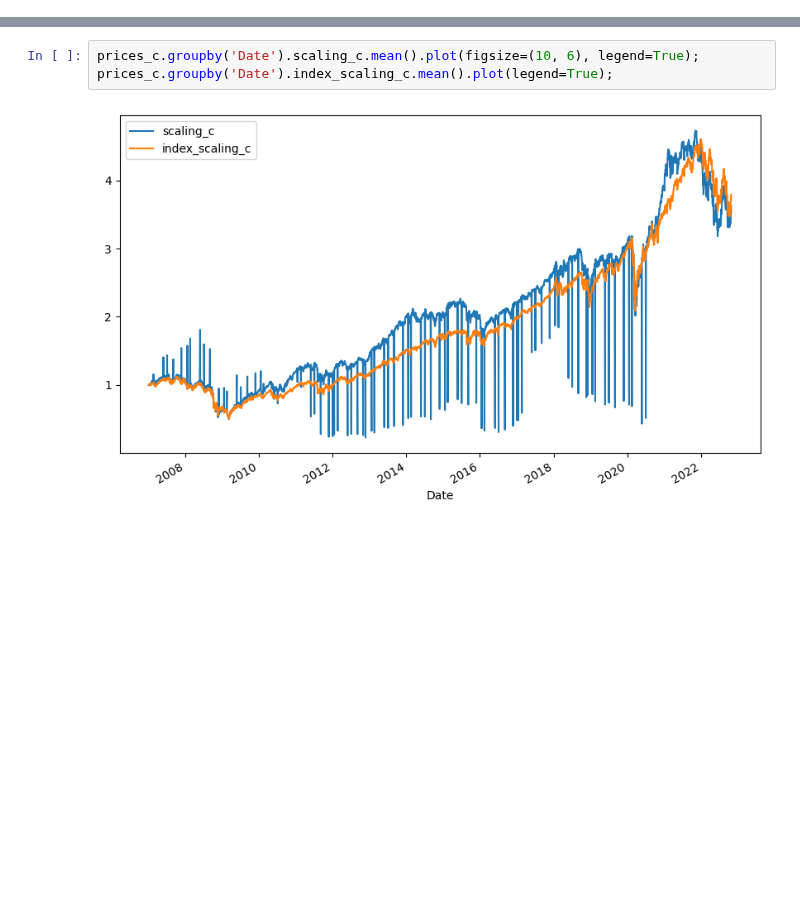
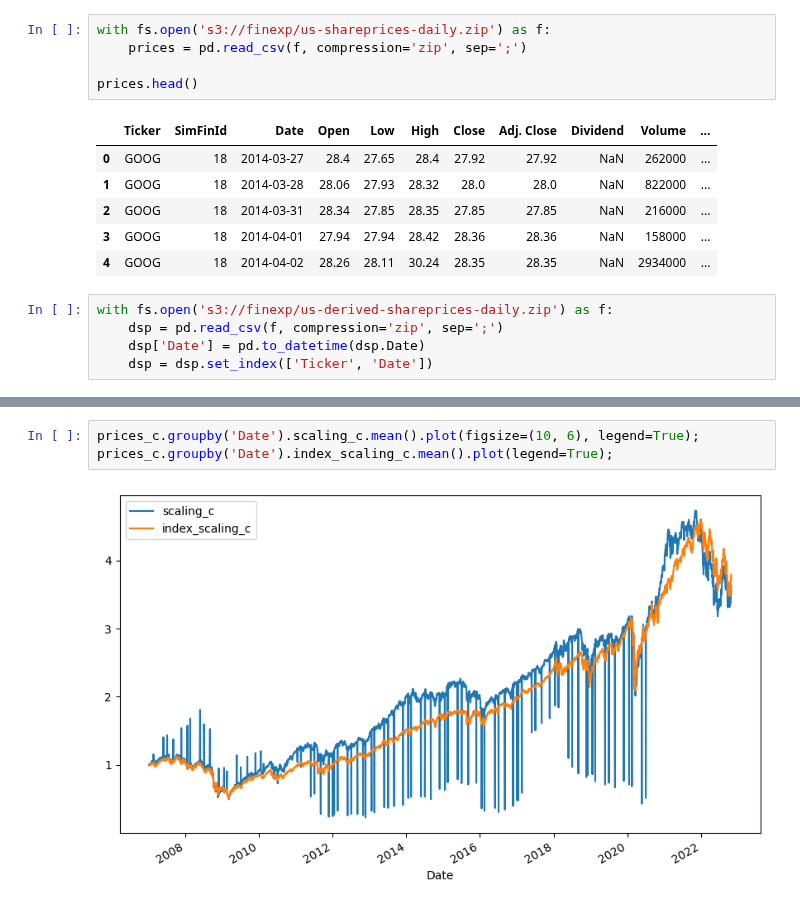
Before and after one commit to dllllb/finexp, a Jupyter notebook: basepred.ipynb, the cells around one changed output, grey strips where cells are left out. Saved outputs shown, nothing was run; the diff lists cells and outputs as text; blank space fills up the shorter version.

```diff
--- a/basepred.ipynb
+++ b/basepred.ipynb
@@ -13,3 +20,20 @@ fs = fsspec.filesystem(
     },
     cache_storage=str(Path.home() / '.cache' / 'finexp'),
     check_files=True)
+# %%
+with fs.open('s3://finexp/us-shareprices-daily.zip') as f:
+    prices = pd.read_csv(f, compression='zip', sep=';')
+
+prices.head()
+# %% [output]
+|  | Ticker | SimFinId | Date | Open | Low | High | Close | Adj. Close | Dividend | Volume | ... |
+| 0 | GOOG | 18 | 2014-03-27 | 28.4 | 27.65 | 28.4 | 27.92 | 27.92 | NaN | 262000 | ... |
+| 1 | GOOG | 18 | 2014-03-28 | 28.06 | 27.93 | 28.32 | 28.0 | 28.0 | NaN | 822000 | ... |
+| 2 | GOOG | 18 | 2014-03-31 | 28.34 | 27.85 | 28.35 | 27.85 | 27.85 | NaN | 216000 | ... |
+| 3 | GOOG | 18 | 2014-04-01 | 27.94 | 27.94 | 28.42 | 28.36 | 28.36 | NaN | 158000 | ... |
+| 4 | GOOG | 18 | 2014-04-02 | 28.26 | 28.11 | 30.24 | 28.35 | 28.35 | NaN | 2934000 | ... |
+# %%
+with fs.open('s3://finexp/us-derived-shareprices-daily.zip') as f:
+    dsp = pd.read_csv(f, compression='zip', sep=';')
+    dsp['Date'] = pd.to_datetime(dsp.Date)
+    dsp = dsp.set_index(['Ticker', 'Date'])
```
Also changed, not shown: parts of 4 cells of this notebook.
